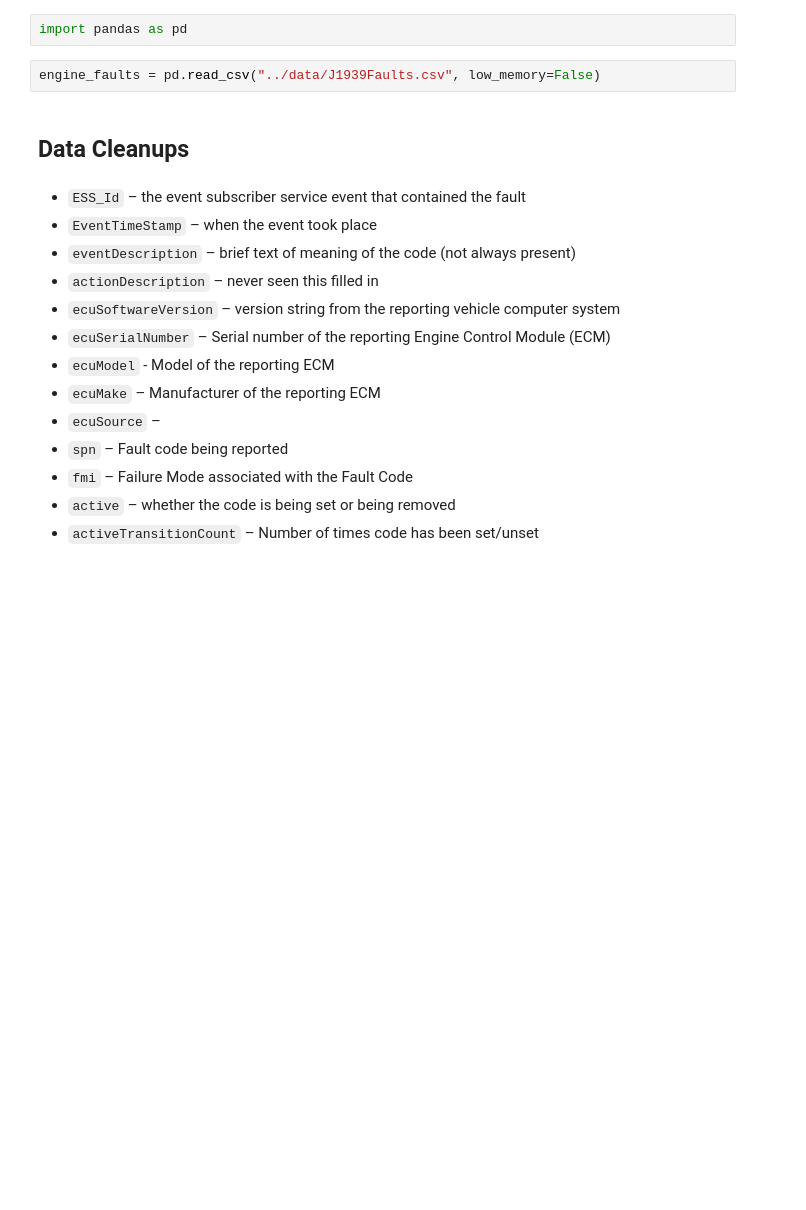
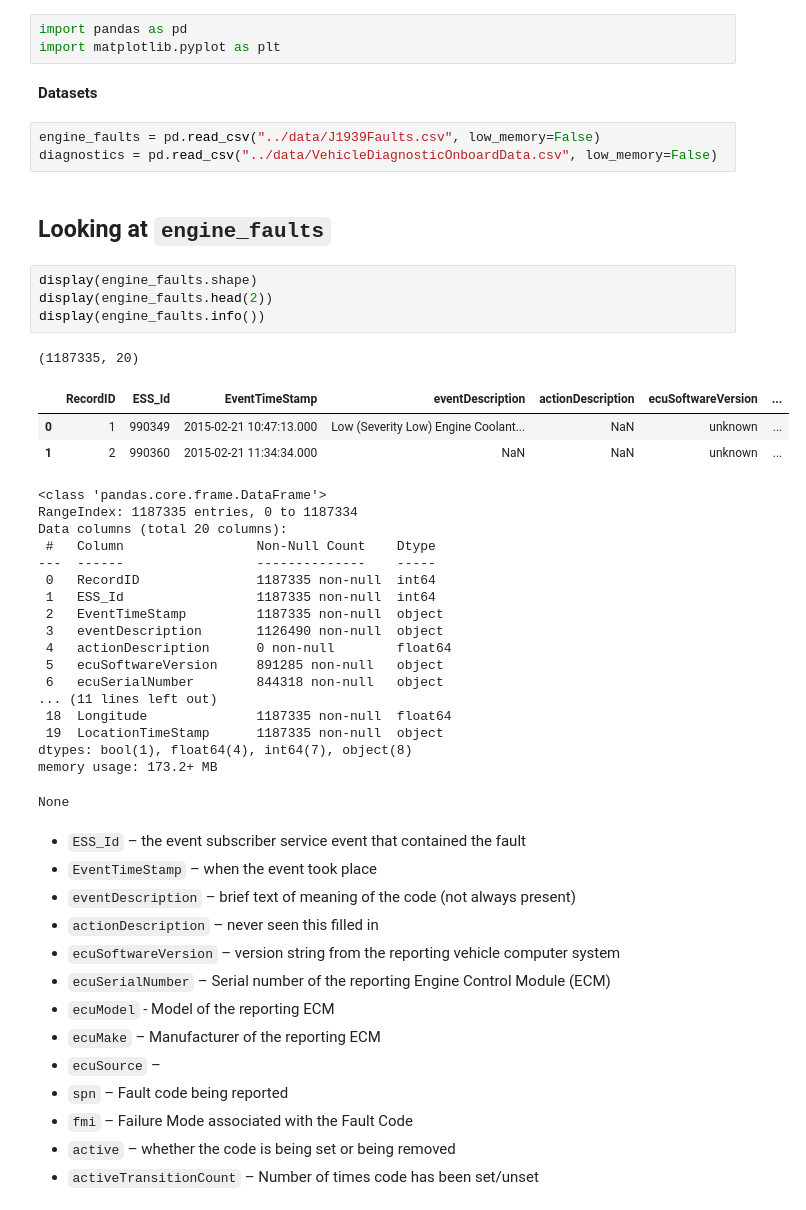
Before and after one commit to dailyp/big_g_express-go_big_g, a Jupyter notebook: notebooks/Data-Exploration.ipynb, the cells around one changed output. Drawn from its saved outputs; the diff is of its cells as text; blank space fills up the shorter version.

```diff
--- a/notebooks/Data-Exploration.ipynb
+++ b/notebooks/Data-Exploration.ipynb
@@ -4,9 +6,40 @@
 # %%
 import pandas as pd
+import matplotlib.pyplot as plt
+# %% [markdown]
+**Datasets**
 # %%
 engine_faults = pd.read_csv("../data/J1939Faults.csv", low_memory=False)
+diagnostics = pd.read_csv("../data/VehicleDiagnosticOnboardData.csv", low_memory=False)
-# %% [markdown]
-## Data Cleanups
+# %% [markdown]
+## Looking at `engine_faults`
+# %%
+display(engine_faults.shape)
+display(engine_faults.head(2))
+display(engine_faults.info())
+# %% [output]
+(1187335, 20)
+|  | RecordID | ESS_Id | EventTimeStamp | eventDescription | actionDescription | ecuSoftwareVersion | ... |
+| 0 | 1 | 990349 | 2015-02-21 10:47:13.000 | Low (Severity Low) Engine Coolant... | NaN | unknown | ... |
+| 1 | 2 | 990360 | 2015-02-21 11:34:34.000 | NaN | NaN | unknown | ... |
+<class 'pandas.core.frame.DataFrame'>
+RangeIndex: 1187335 entries, 0 to 1187334
+Data columns (total 20 columns):
+ #   Column                 Non-Null Count    Dtype
+---  ------                 --------------    -----
+ 0   RecordID               1187335 non-null  int64
+ 1   ESS_Id                 1187335 non-null  int64
+ 2   EventTimeStamp         1187335 non-null  object
+ 3   eventDescription       1126490 non-null  object
+ 4   actionDescription      0 non-null        float64
+ 5   ecuSoftwareVersion     891285 non-null   object
+ 6   ecuSerialNumber        844318 non-null   object
+... (11 lines left out)
+ 18  Longitude              1187335 non-null  float64
+ 19  LocationTimeStamp      1187335 non-null  object
+dtypes: bool(1), float64(4), int64(7), object(8)
+memory usage: 173.2+ MB
+None
 # %% [markdown]
 - `ESS_Id` – the event subscriber service event that contained the fault
 - `EventTimeStamp` – when the event took place
```
Also changed, not shown: parts of 14 cells of this notebook, 1 other file.
